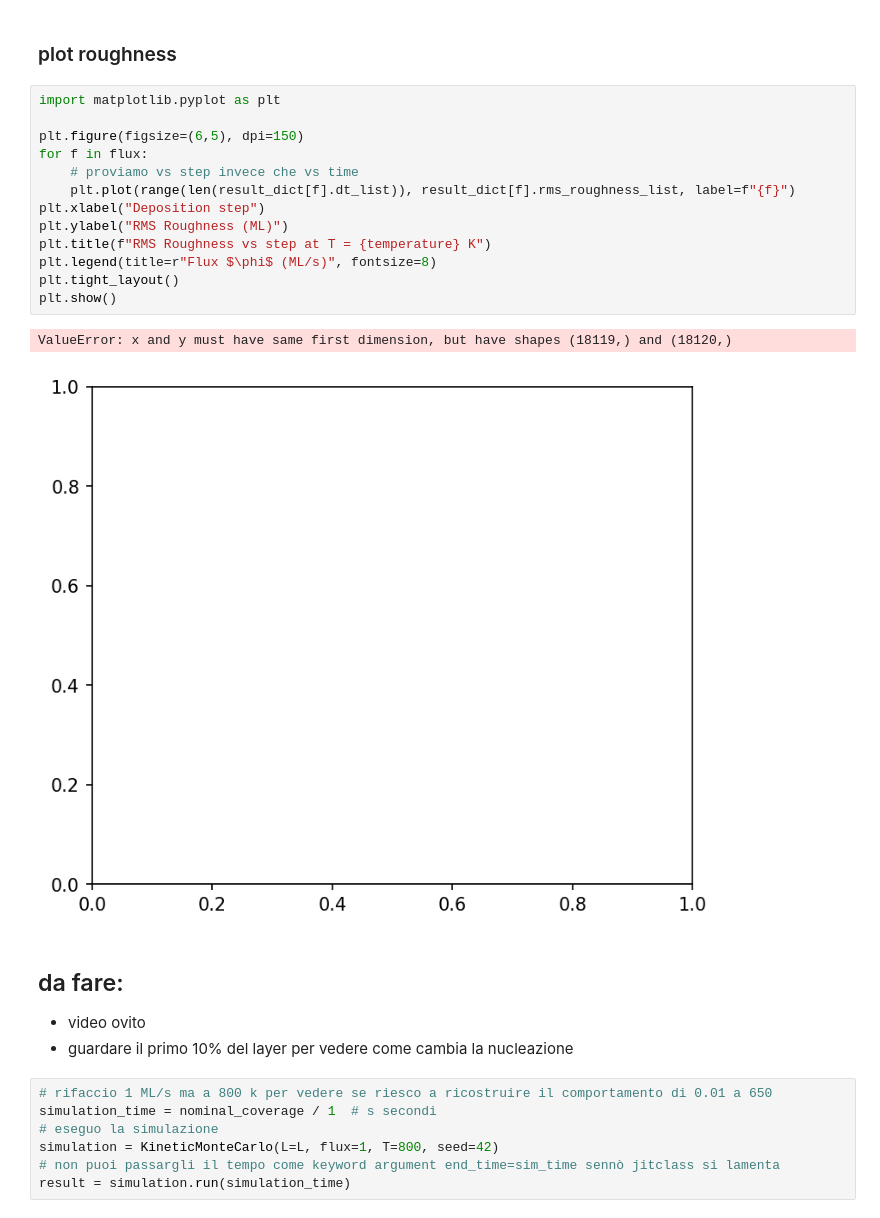
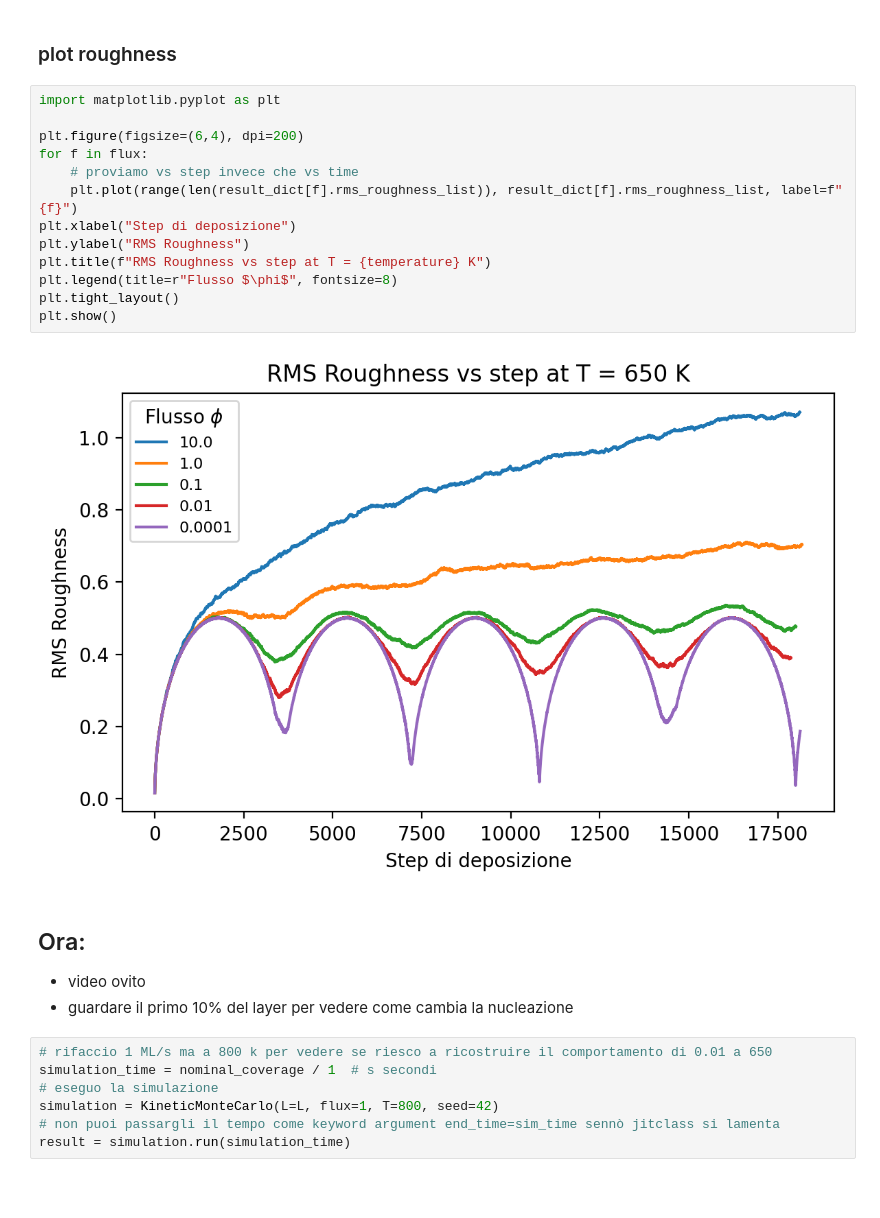
Before and after one commit to zosojack/lab-cms, a Jupyter notebook: zosojack/notebooks/Esercizio2A-KMC/Esercizio2_2.ipynb, the cells around one changed output. Cells and saved outputs as stored; diff of their text form; blank space fills up the shorter version.

Commit message:
nice graphs

```diff
--- a/zosojack/notebooks/Esercizio2A-KMC/Esercizio2_2.ipynb
+++ b/zosojack/notebooks/Esercizio2A-KMC/Esercizio2_2.ipynb
@@ -73,21 +73,20 @@ Observe the different growth modes and compare the behavior of 𝜎(𝜃) . In t
 # %%
 import matplotlib.pyplot as plt
 
-plt.figure(figsize=(6,5), dpi=150)
+plt.figure(figsize=(6,4), dpi=200)
 for f in flux:
     # proviamo vs step invece che vs time
-    plt.plot(range(len(result_dict[f].dt_list)), result_dict[f].rms_roughness_list, label=f"{f}")
-plt.xlabel("Deposition step")
-plt.ylabel("RMS Roughness (ML)")
+    plt.plot(range(len(result_dict[f].rms_roughness_list)), result_dict[f].rms_roughness_list, label=f"{f}")
+plt.xlabel("Step di deposizione")
+plt.ylabel("RMS Roughness")
 plt.title(f"RMS Roughness vs step at T = {temperature} K")
-plt.legend(title=r"Flux $\phi$ (ML/s)", fontsize=8)
+plt.legend(title=r"Flusso $\phi$", fontsize=8)
 plt.tight_layout()
 plt.show()
 # %% [output]
-ValueError: x and y must have same first dimension, but have shapes (18119,) and (18120,)
-[figure, old version]
+[figure, new version]
 # %% [markdown]
-## da fare:
+## Ora:
 - video ovito
 - guardare il primo 10% del layer per vedere come cambia la nucleazione
 # %%
```
Also changed, not shown: parts of 2 cells of this notebook, 10 other files.
